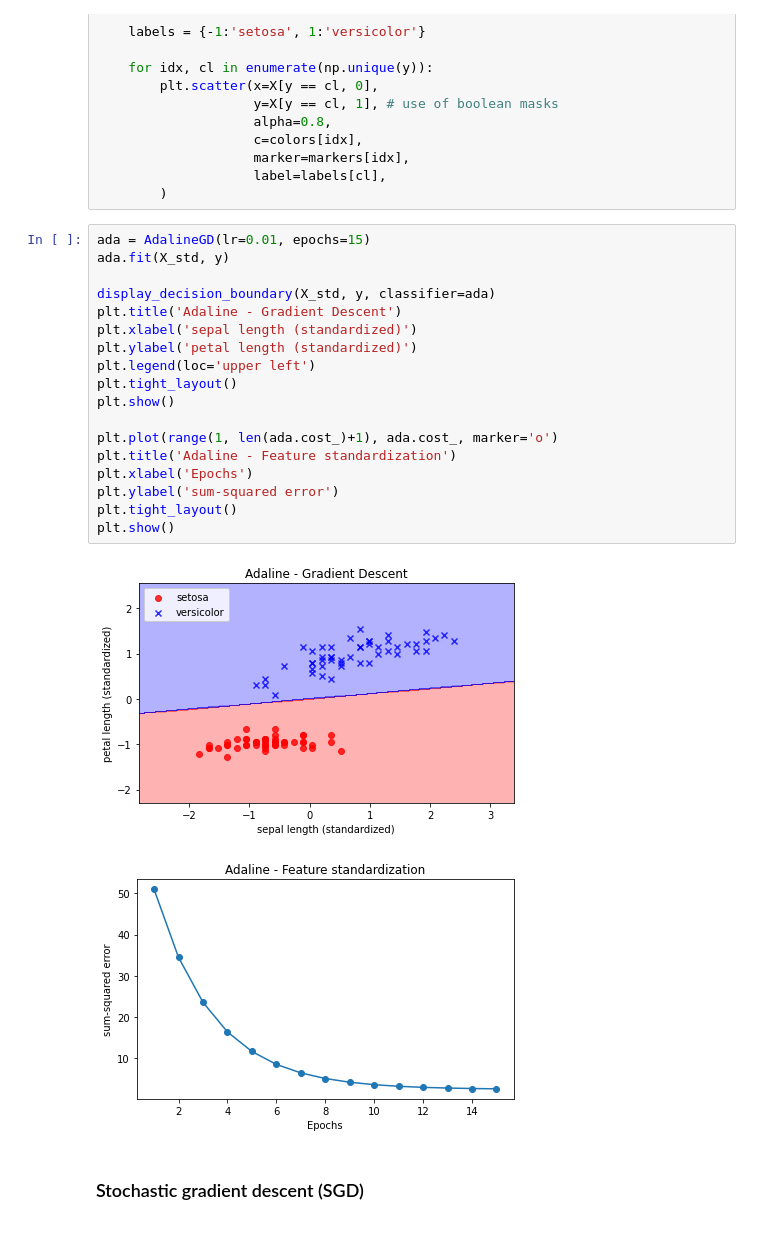
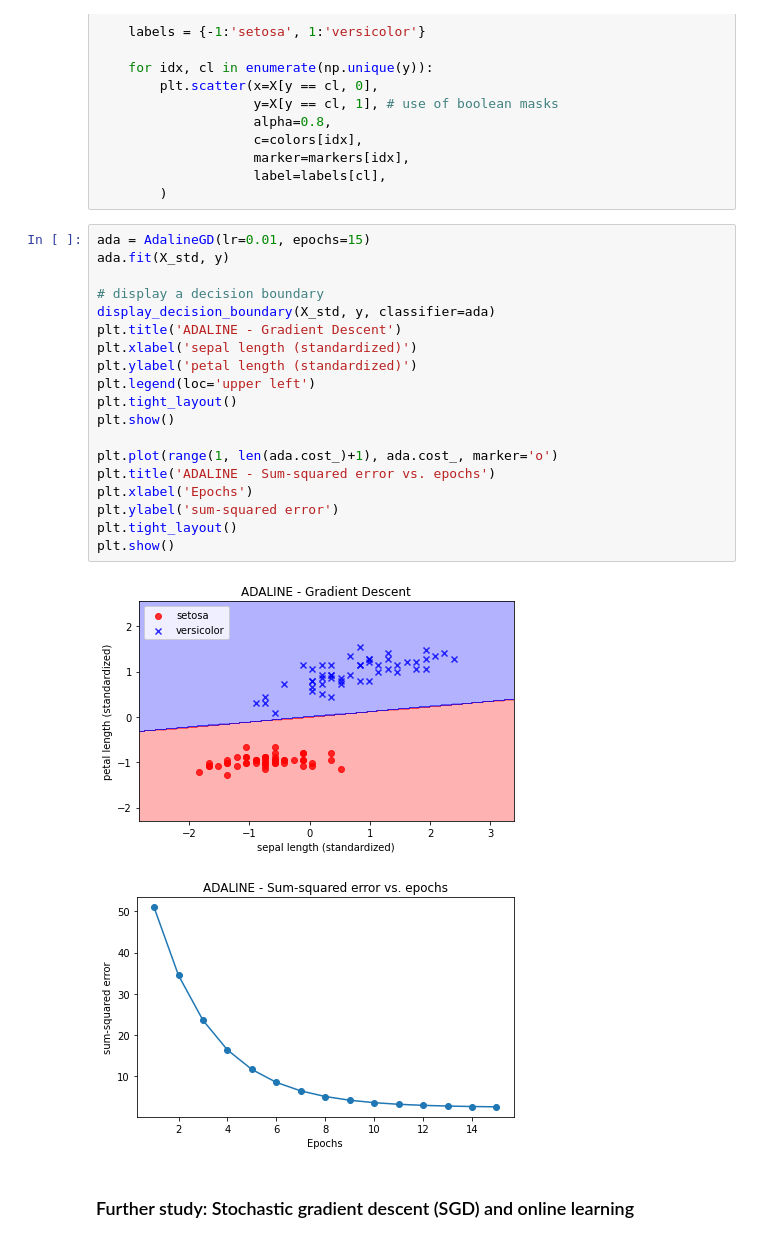
Before and after one commit to jhhan0/machine-learning, a Jupyter notebook: python_machine_learning_textbook/chap2/chap2_adaline.ipynb, the cells around one changed output. Cells and saved outputs as stored; diff of their text form.

```diff
--- a/python_machine_learning_textbook/chap2/chap2_adaline.ipynb
+++ b/python_machine_learning_textbook/chap2/chap2_adaline.ipynb
@@ -137,24 +136,25 @@ def display_decision_boundary(X, y, classifier, step=0.02):
 # %%
 ada = AdalineGD(lr=0.01, epochs=15)
 ada.fit(X_std, y)
 
+# display a decision boundary
 display_decision_boundary(X_std, y, classifier=ada)
-plt.title('Adaline - Gradient Descent')
+plt.title('ADALINE - Gradient Descent')
 plt.xlabel('sepal length (standardized)')
 plt.ylabel('petal length (standardized)')
 plt.legend(loc='upper left')
 plt.tight_layout()
 plt.show()
 
 plt.plot(range(1, len(ada.cost_)+1), ada.cost_, marker='o')
-plt.title('Adaline - Feature standardization')
+plt.title('ADALINE - Sum-squared error vs. epochs')
 plt.xlabel('Epochs')
 plt.ylabel('sum-squared error')
 plt.tight_layout()
 plt.show()
 # %% [output]
-[figure, old version]
+[figure, new version]
-[figure, old version]
+[figure, new version]
 # %% [markdown]
-### Stochastic gradient descent (SGD)
+### Further study: Stochastic gradient descent (SGD) and online learning
 # %%
```
Also changed, not shown: parts of 10 cells of this notebook, 1 other file.
